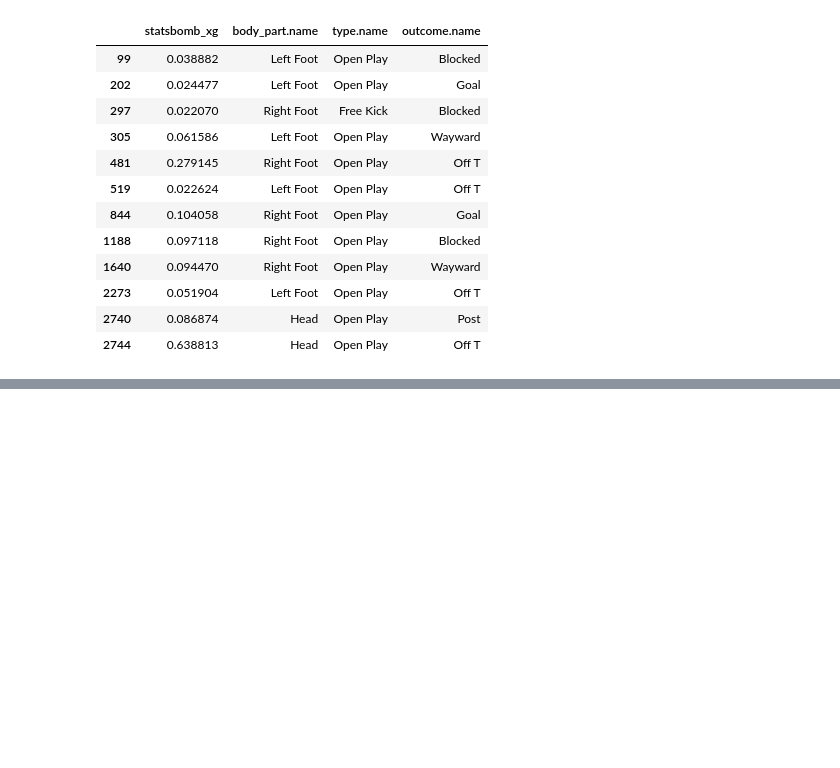
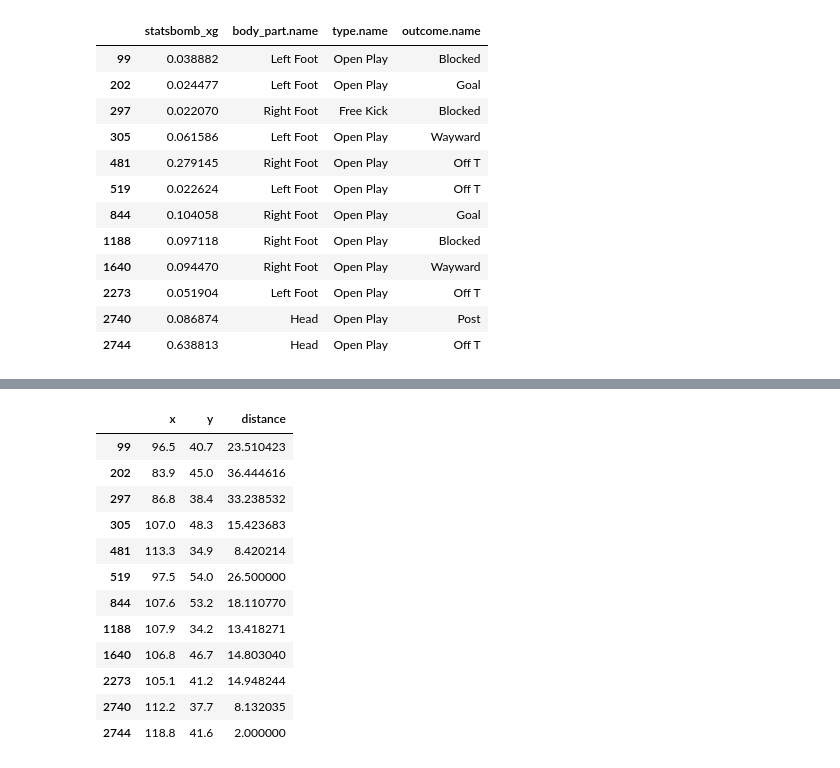
Before and after one commit to Z0utMan/xg-football, a Jupyter notebook: notebooks/01-explore-competitions.ipynb, the cells around one changed output, grey strips where cells are left out. Cells and saved outputs as stored; diff of their text form; code cells hidden in the pictures; blank space fills up the shorter version.

```diff
--- a/notebooks/01-explore-competitions.ipynb
+++ b/notebooks/01-explore-competitions.ipynb
@@ -151,0 +176,20 @@ shots_clean[["statsbomb_xg", "body_part.name", "type.name", "outcome.name"]]
+# %%
+import numpy as np
+
+shots["distance"] = np.sqrt((120 - shots["x"])**2 + (40 - shots["y"])**2)
+
+shots[["x", "y", "distance"]]
+# %% [output]
+|  | x | y | distance |
+| 99 | 96.5 | 40.7 | 23.510423 |
+| 202 | 83.9 | 45.0 | 36.444616 |
+| 297 | 86.8 | 38.4 | 33.238532 |
+| 305 | 107.0 | 48.3 | 15.423683 |
+| 481 | 113.3 | 34.9 | 8.420214 |
+| 519 | 97.5 | 54.0 | 26.500000 |
+| 844 | 107.6 | 53.2 | 18.110770 |
+| 1188 | 107.9 | 34.2 | 13.418271 |
+| 1640 | 106.8 | 46.7 | 14.803040 |
+| 2273 | 105.1 | 41.2 | 14.948244 |
+| 2740 | 112.2 | 37.7 | 8.132035 |
+| 2744 | 118.8 | 41.6 | 2.000000 |
```
Also changed, not shown: parts of 20 cells of this notebook, 1 other file.
